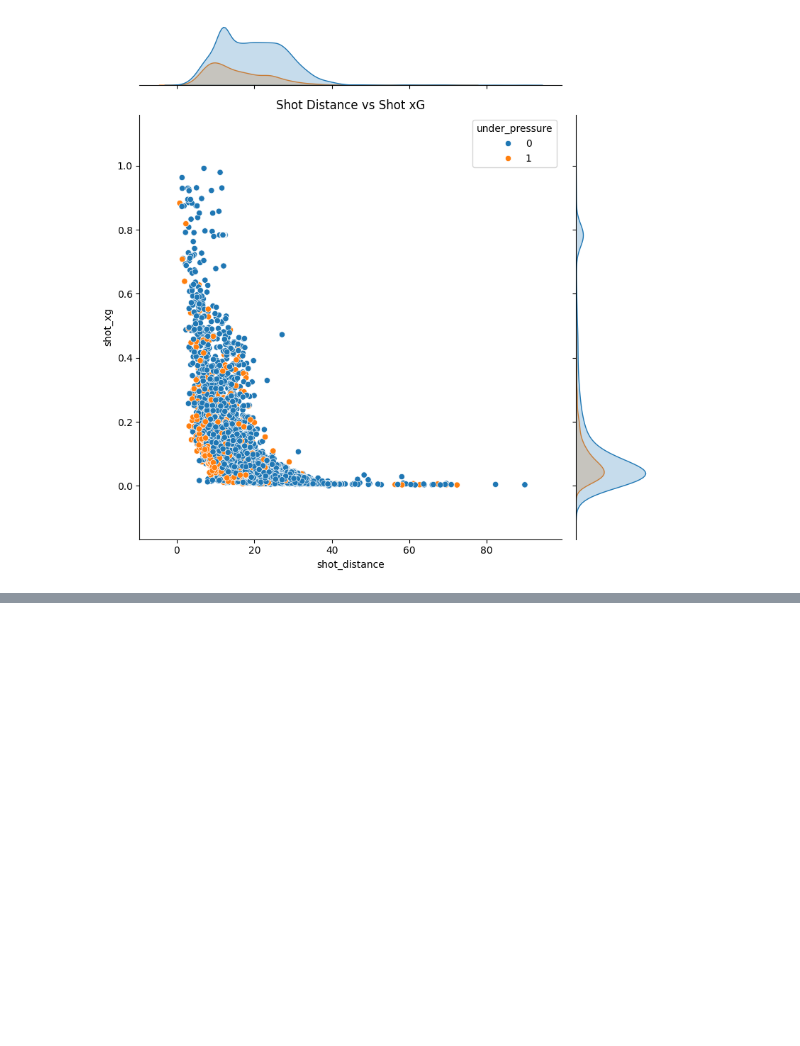
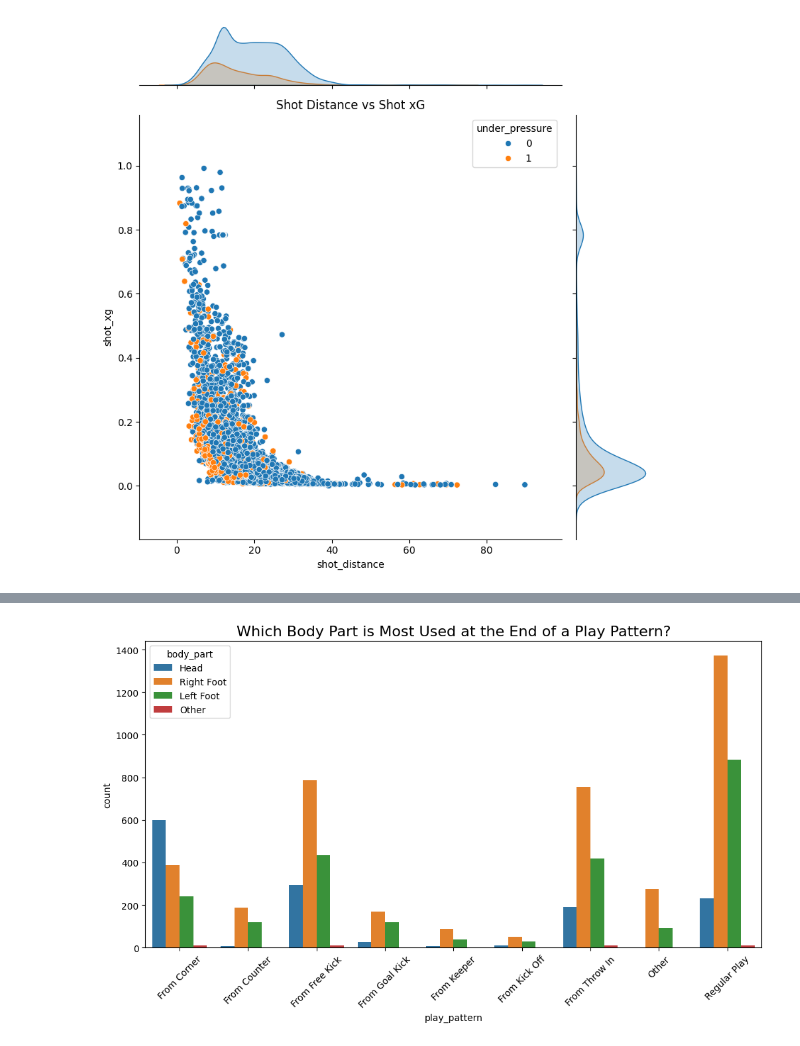
Before and after one commit to Clarkey33/Soccer-xG-Analytics-Model, a Jupyter notebook: notebooks/xG_model_data_prep_V2.ipynb, the cells around one changed output, grey strips where cells are left out. Cells and saved outputs as stored; diff of their text form; code cells hidden in the pictures; blank space fills up the shorter version.

```diff
--- a/notebooks/xG_model_data_prep_V2.ipynb
+++ b/notebooks/xG_model_data_prep_V2.ipynb
@@ -857,2 +882,16 @@ plt.show()
 # %%
 #Which body part is mostly used at the end of a play pattern?
+popular_body_part= df_xg_processed.groupby('play_pattern')['body_part'].value_counts().reset_index(name='count')
+
+popular_body_part
+#popular_body_part.to_frame()
+
+#popular_body_part.plot.bar()
+plt.figure(figsize=(12,6))
+ax= sns.barplot(data=popular_body_part,x='play_pattern', y='count' , hue='body_part')
+ax.tick_params(axis='x', labelrotation=45)
+plt.title('Which Body Part is Most Used at the End of a Play Pattern?', fontsize= 16)
+#plt.xlabel(rot=30)
+plt.show()
+# %% [output]
+[figure, added]
```
Also changed, not shown: parts of 3 cells of this notebook, 1 other file.
